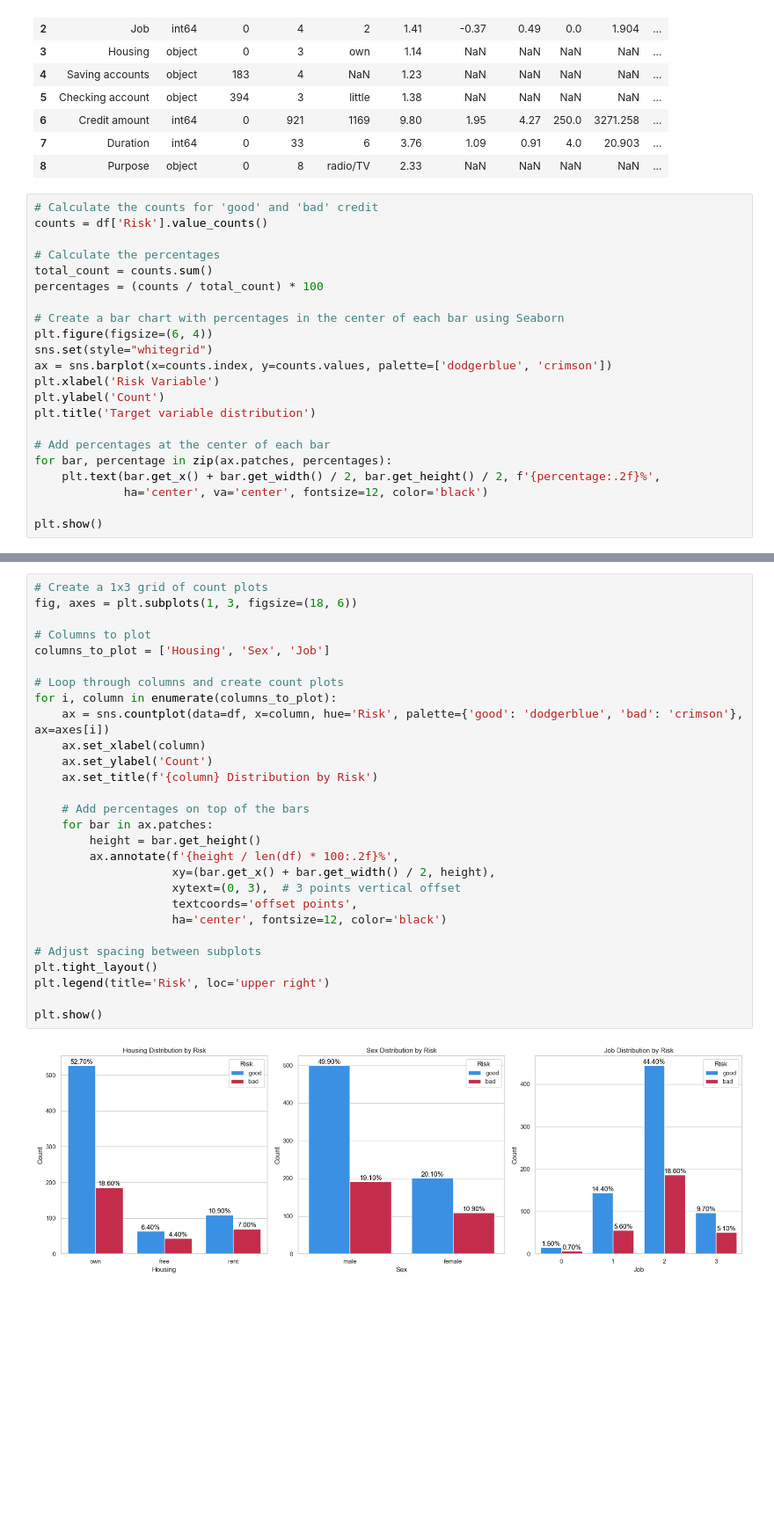
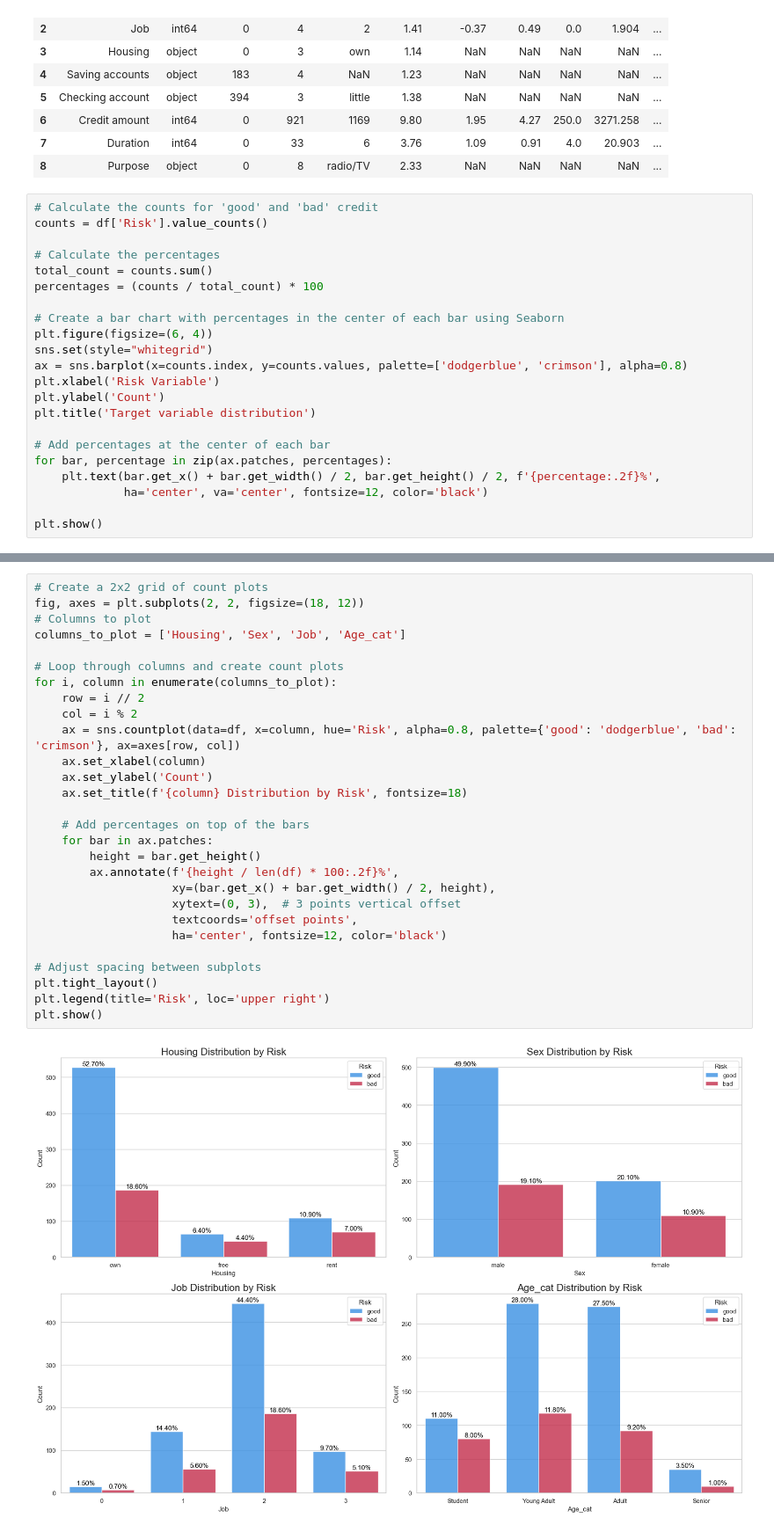
Before and after one commit to trevsauer/ADS-505_Final_Project_Team4, a Jupyter notebook: German_Credit_Risk_EDA.ipynb, the cells around one changed output, grey strips where cells are left out. Shown: that part at 88% size. Saved outputs shown, nothing was run; the diff lists cells and outputs as text; blank space fills up the shorter version.

```diff
--- a/German_Credit_Risk_EDA.ipynb
+++ b/German_Credit_Risk_EDA.ipynb
@@ -90,7 +90,7 @@ percentages = (counts / total_count) * 100
 # Create a bar chart with percentages in the center of each bar using Seaborn
 plt.figure(figsize=(6, 4))
 sns.set(style="whitegrid")
-ax = sns.barplot(x=counts.index, y=counts.values, palette=['dodgerblue', 'crimson'])
+ax = sns.barplot(x=counts.index, y=counts.values, palette=['dodgerblue', 'crimson'], alpha=0.8)
 plt.xlabel('Risk Variable')
 plt.ylabel('Count')
 plt.title('Target variable distribution')
@@ -121,32 +121,32 @@ plt.show()
 # %% [output]
 [figure]
 # %%
-# Create a 1x3 grid of count plots
-fig, axes = plt.subplots(1, 3, figsize=(18, 6))
-
+# Create a 2x2 grid of count plots
+fig, axes = plt.subplots(2, 2, figsize=(18, 12))
 # Columns to plot
-columns_to_plot = ['Housing', 'Sex', 'Job']
+columns_to_plot = ['Housing', 'Sex', 'Job', 'Age_cat']
 
 # Loop through columns and create count plots
 for i, column in enumerate(columns_to_plot):
-    ax = sns.countplot(data=df, x=column, hue='Risk', palette={'good': 'dodgerblue', 'bad': 'crimson'}, ax=axes[i])
+    row = i // 2
+    col = i % 2
+    ax = sns.countplot(data=df, x=column, hue='Risk', alpha=0.8, palette={'good': 'dodgerblue', 'bad': 'crimson'}, ax=axes[row, col])
     ax.set_xlabel(column)
     ax.set_ylabel('Count')
-    ax.set_title(f'{column} Distribution by Risk')
+    ax.set_title(f'{column} Distribution by Risk', fontsize=18)
 
     # Add percentages on top of the bars
     for bar in ax.patches:
         height = bar.get_height()
         ax.annotate(f'{height / len(df) * 100:.2f}%',
                     xy=(bar.get_x() + bar.get_width() / 2, height),
                     xytext=(0, 3),  # 3 points vertical offset
                     textcoords='offset points',
                     ha='center', fontsize=12, color='black')
 
 # Adjust spacing between subplots
 plt.tight_layout()
 plt.legend(title='Risk', loc='upper right')
-
 plt.show()
 # %% [output]
-[figure, old version]
+[figure, new version]
```
Also changed, not shown: parts of 1 cell of this notebook.
